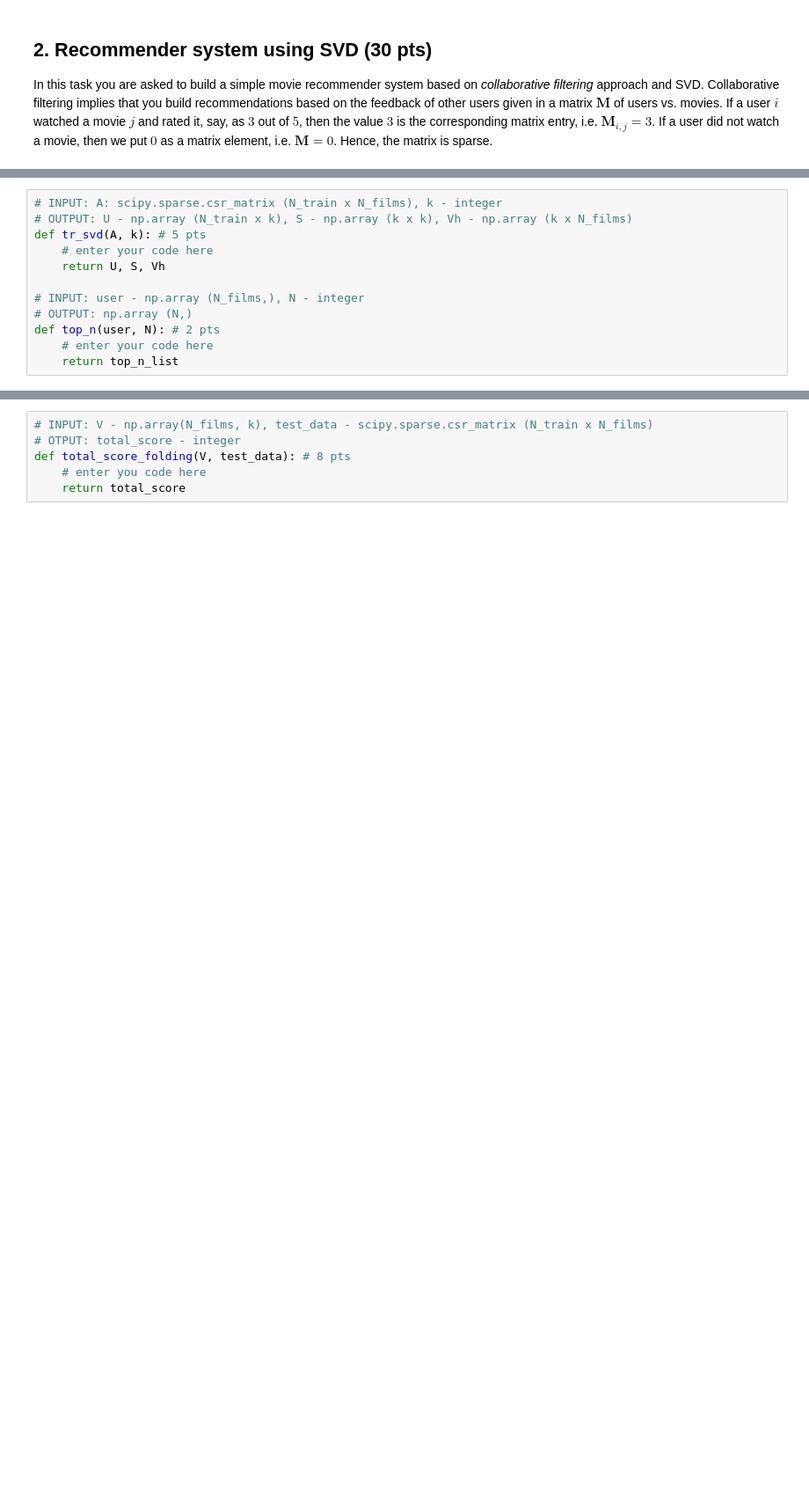
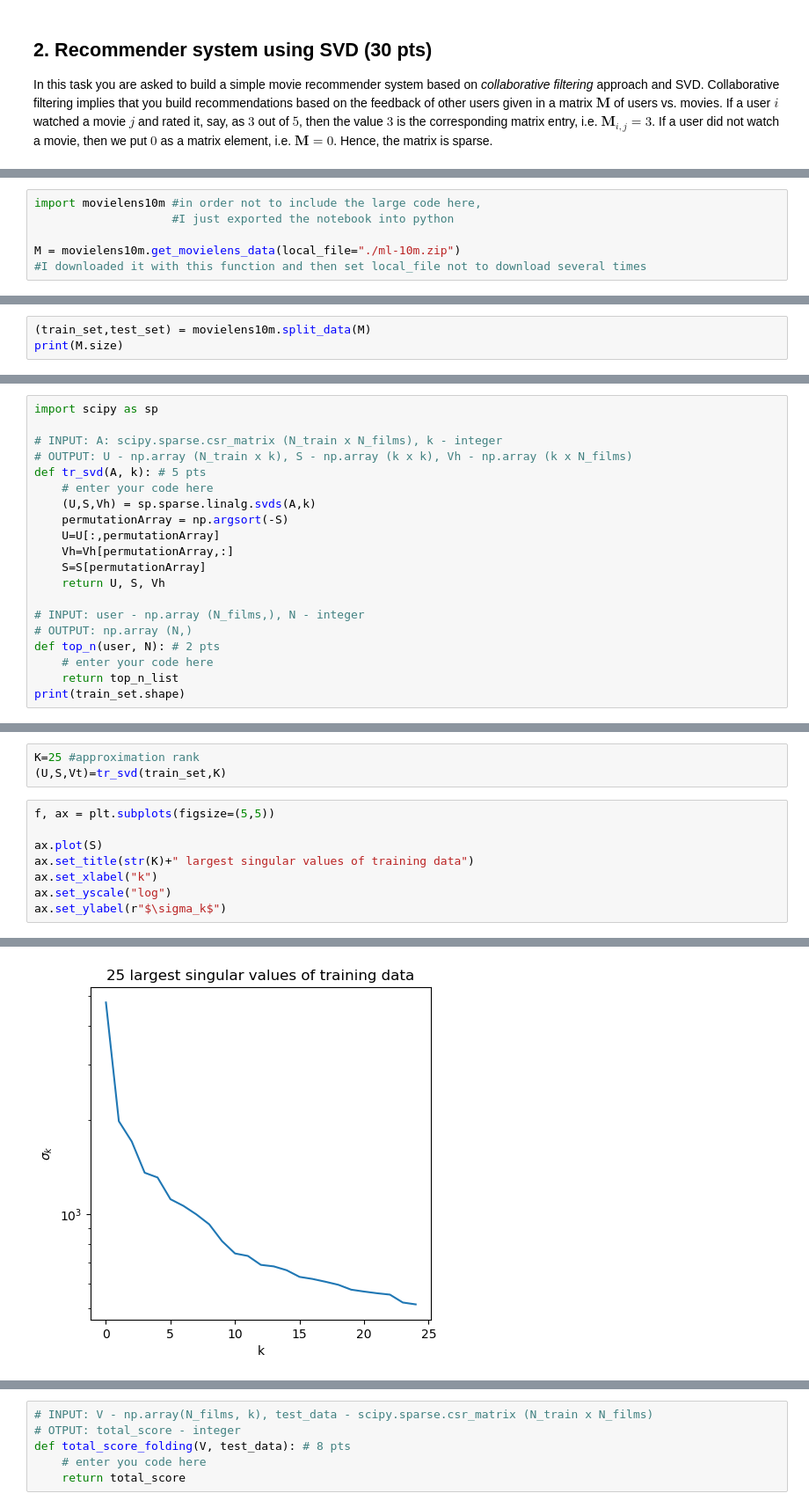
Before and after one commit to XuMuK1/NLA_HW, a Jupyter notebook: Pset2/pset2.ipynb, the cells around one changed output, grey strips where cells are left out. Shown at 88% size. Drawn from its saved outputs; the diff is of its cells as text; blank space fills up the shorter version.

Commit message:
SolvedUntilPageRank `-theory

```diff
--- a/Pset2/pset2.ipynb
+++ b/Pset2/pset2.ipynb
@@ -115,0 +309,6 @@ Hence, the matrix is sparse.
+# %%
+import movielens10m #in order not to include the large code here,
+                    #I just exported the notebook into python
+
+M = movielens10m.get_movielens_data(local_file="./ml-10m.zip")
+#I downloaded it with this function and then set local_file not to download several times
@@ -115,0 +320,3 @@ Hence, the matrix is sparse.
+# %%
+(train_set,test_set) = movielens10m.split_data(M)
+print(M.size)
@@ -137,10 +339,17 @@ Build representation of users and movies in the latent factors space with the he
 
 * Pick several users at random from the training set. Compare their top-10 films and top-10, suggested by your model ($A_k = U_k \Sigma_k V_k^T$). Comment on the result. **Note:** you can run all tests in this task with $k=25$.
 # %%
+import scipy as sp
+
 # INPUT: A: scipy.sparse.csr_matrix (N_train x N_films), k - integer
 # OUTPUT: U - np.array (N_train x k), S - np.array (k x k), Vh - np.array (k x N_films)
 def tr_svd(A, k): # 5 pts
     # enter your code here
+    (U,S,Vh) = sp.sparse.linalg.svds(A,k)
+    permutationArray = np.argsort(-S)
+    U=U[:,permutationArray]
+    Vh=Vh[permutationArray,:]
+    S=S[permutationArray]
     return U, S, Vh
 
 # INPUT: user - np.array (N_films,), N - integer
@@ -148,3 +357,4 @@ def tr_svd(A, k): # 5 pts
 def top_n(user, N): # 2 pts
     # enter your code here
     return top_n_list
+print(train_set.shape)
@@ -150,0 +363,12 @@ def top_n(user, N): # 2 pts
+# %%
+K=25 #approximation rank
+(U,S,Vt)=tr_svd(train_set,K)
+# %%
+f, ax = plt.subplots(figsize=(5,5))
+
+ax.plot(S)
+ax.set_title(str(K)+" largest singular values of training data")
+ax.set_xlabel("k")
+ax.set_yscale("log")
+ax.set_ylabel(r"$\sigma_k$")
+# %% [output]
@@ -150,0 +376 @@ def top_n(user, N): # 2 pts
+[figure, added]
```
Also changed, not shown: parts of 23 cells of this notebook, 2 other files.
